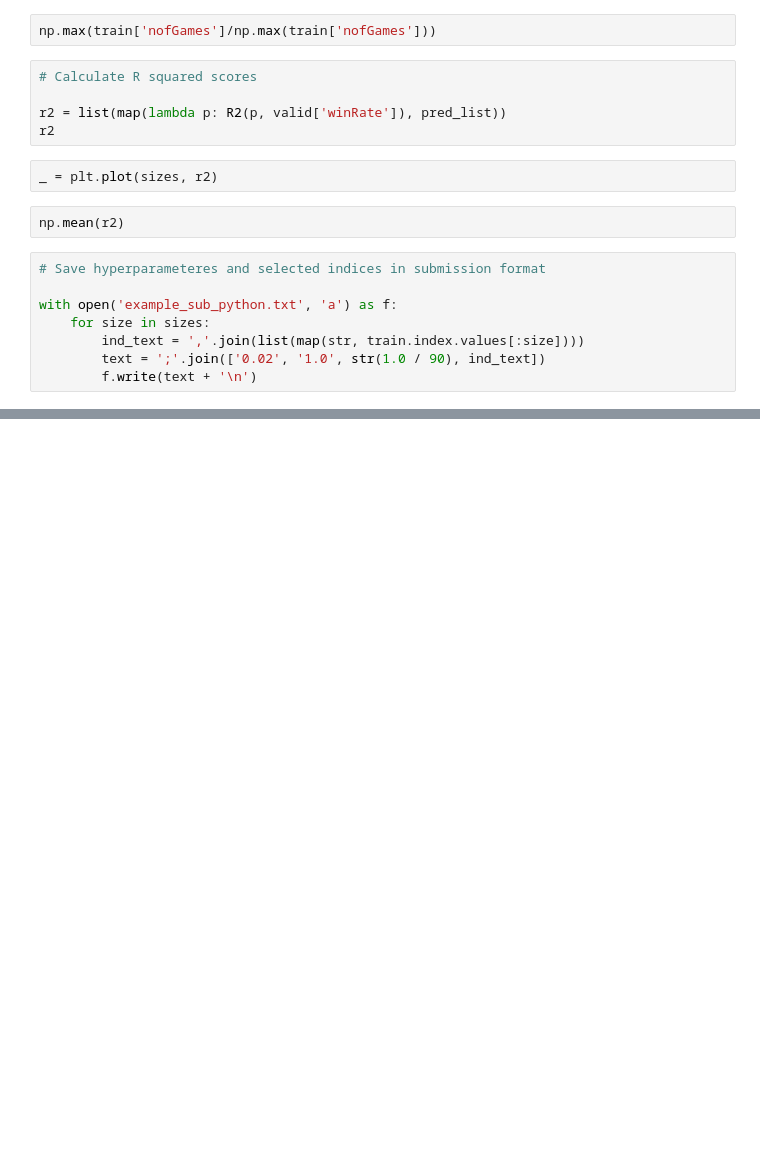
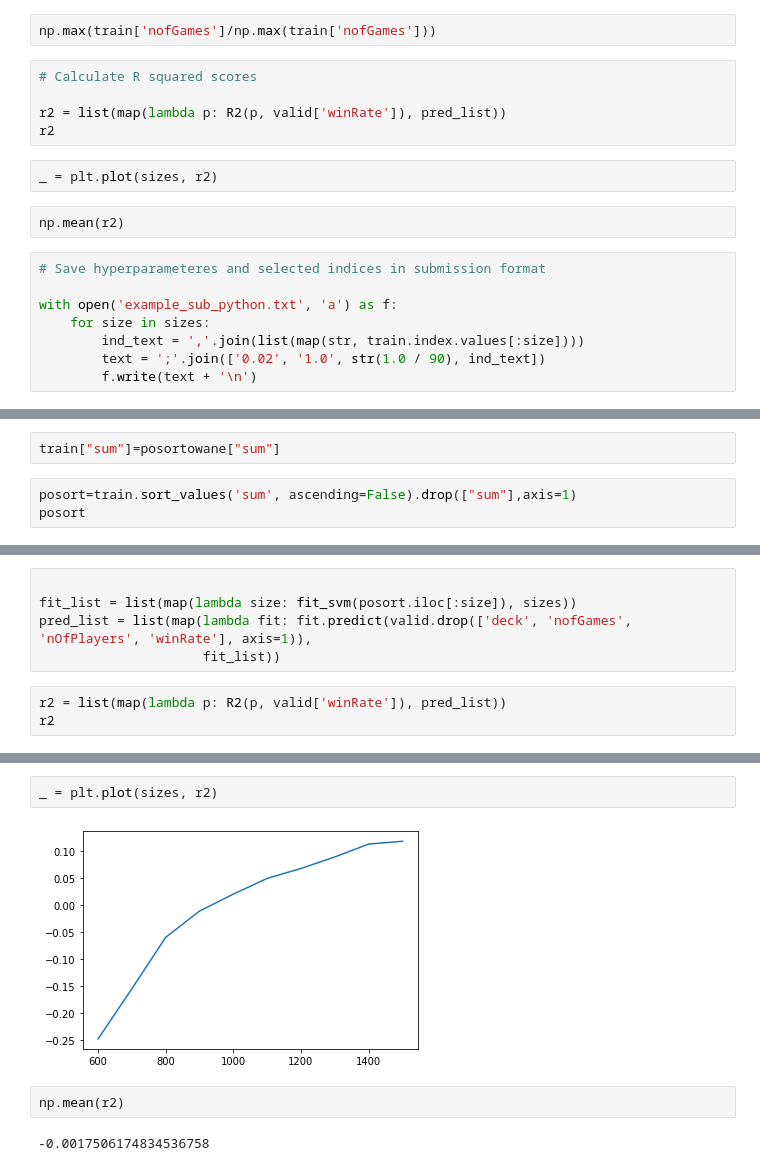
Before and after one commit to Madzda11/MLK, a Jupyter notebook: clash_royale_challenge_starter.ipynb, the cells around one changed output, grey strips where cells are left out. Drawn from its saved outputs; the diff is of its cells as text; blank space fills up the shorter version.

```diff
--- a/clash_royale_challenge_starter.ipynb
+++ b/clash_royale_challenge_starter.ipynb
@@ -321,0 +228,5 @@ cnt
+# %%
+train["sum"]=posortowane["sum"]
+# %%
+posort=train.sort_values('sum', ascending=False).drop(["sum"],axis=1)
+posort
@@ -321,0 +253,8 @@ cnt
+# %%
+
+fit_list = list(map(lambda size: fit_svm(posort.iloc[:size]), sizes))
+pred_list = list(map(lambda fit: fit.predict(valid.drop(['deck', 'nofGames', 'nOfPlayers', 'winRate'], axis=1)),
+                     fit_list))
+# %%
+r2 = list(map(lambda p: R2(p, valid['winRate']), pred_list))
+r2
@@ -321,0 +272,8 @@ cnt
+# %%
+_ = plt.plot(sizes, r2)
+# %% [output]
+[figure, added]
+# %%
+np.mean(r2)
+# %% [output]
+-0.0017506174834536758
```
Also changed, not shown: parts of 29 cells of this notebook.
